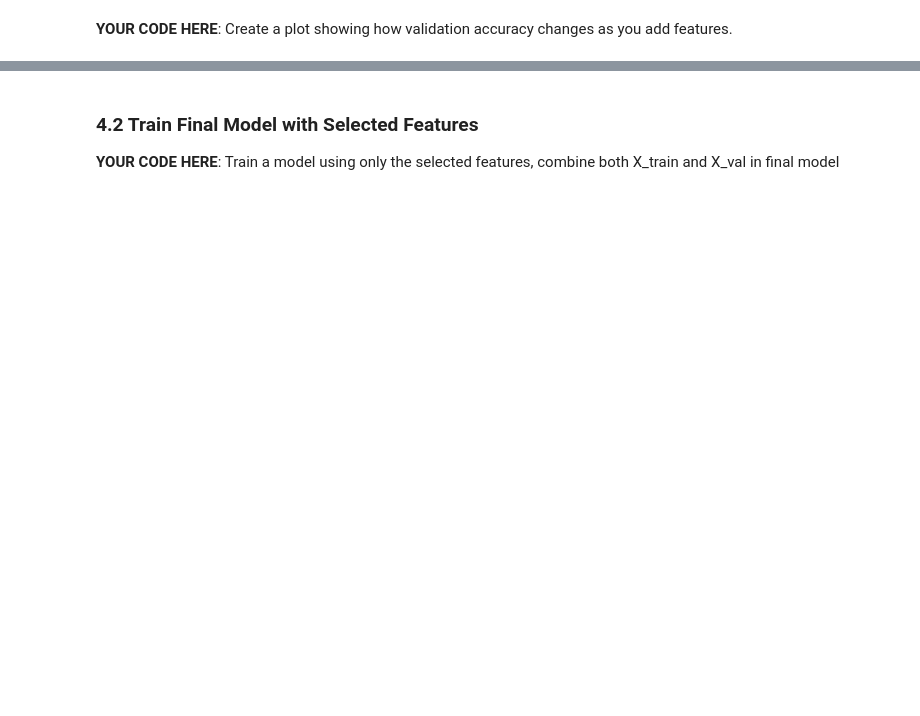
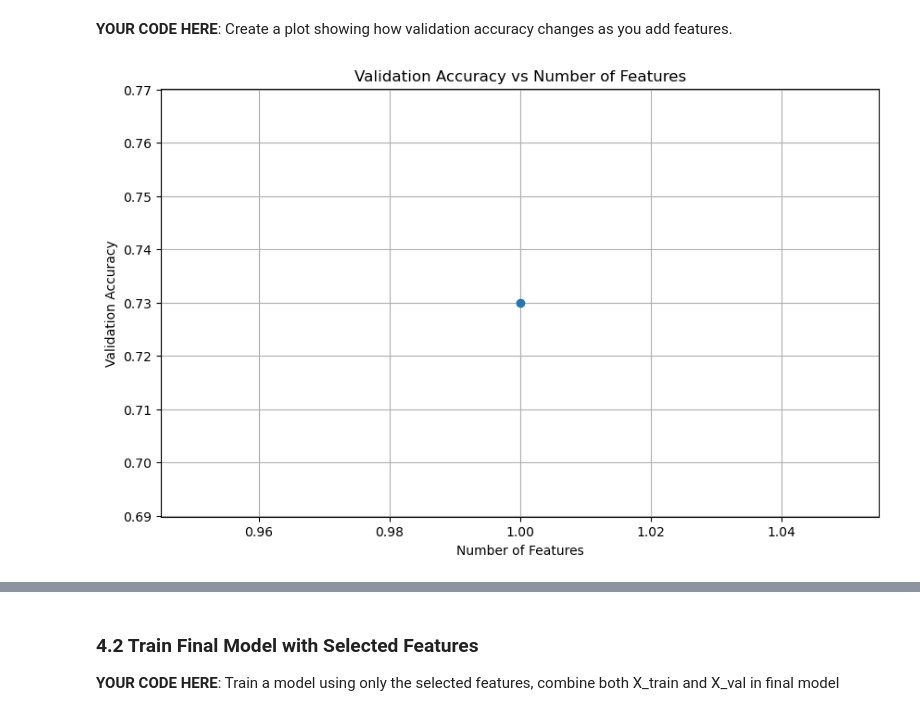
Before and after one commit to TiffanyYongNgikChee/machine-learning, a Jupyter notebook: Week 3 Files-20260204/logistic_regression_lab.ipynb, the cells around one changed output, grey strips where cells are left out. Cells and saved outputs as stored; diff of their text form; code cells hidden in the pictures; blank space fills up the shorter version.

```diff
--- a/Week 3 Files-20260204/logistic_regression_lab.ipynb
+++ b/Week 3 Files-20260204/logistic_regression_lab.ipynb
@@ -291,0 +366,20 @@ print(f"Validation set shape: {X_val_scaled.shape}")
+# %%
+# YOUR CODE HERE
+# Create a LogisticRegression model and fit it to the training data
+# model = LogisticRegression(...)
+# model.fit(...)
+
+from sklearn.linear_model import LogisticRegression
+
+# Create the model
+model = LogisticRegression()
+
+# Train the model on the scaled training data
+model.fit(X_train_scaled, y_train)
+
+# Evaluate on the validation set
+val_accuracy = model.score(X_val_scaled, y_val)
+
+print("Validation Accuracy:", val_accuracy)
+
+# But this accuracy is on the training set, so it’s not a fair evaluation.
@@ -304,0 +396,10 @@ print(f"Validation set shape: {X_val_scaled.shape}")
+# %%
+# 1. Make predictions on the validation set
+y_pred = model.predict(X_val_scaled) # use the trained model to make predictions on new, unseen data (the validation set)
+
+# 2. Calculate accuracy
+from sklearn.metrics import accuracy_score
+
+accuracy = accuracy_score(y_val, y_pred) # compute accuracy on that validation set
+
+print("Validation Accuracy:", accuracy)
@@ -354,0 +453,5 @@ Track the validation accuracy as you add features and store the selected feature
+# %%
+import pandas as pd
+
+X_train_scaled = pd.DataFrame(X_train_scaled, columns=X_train.columns)
+X_val_scaled = pd.DataFrame(X_val_scaled, columns=X_train.columns)
@@ -359,0 +545,10 @@ Track the validation accuracy as you add features and store the selected feature
+# %%
+plt.figure(figsize=(10, 6))
+plt.plot(range(1, len(accuracy_history) + 1), accuracy_history, marker='o', linewidth=2)
+plt.xlabel('Number of Features')
+plt.ylabel('Validation Accuracy')
+plt.title('Validation Accuracy vs Number of Features')
+plt.grid(True)
+plt.show()
+# %% [output]
+[figure, added]
```
Also changed, not shown: parts of 41 cells of this notebook, 2 other files.
